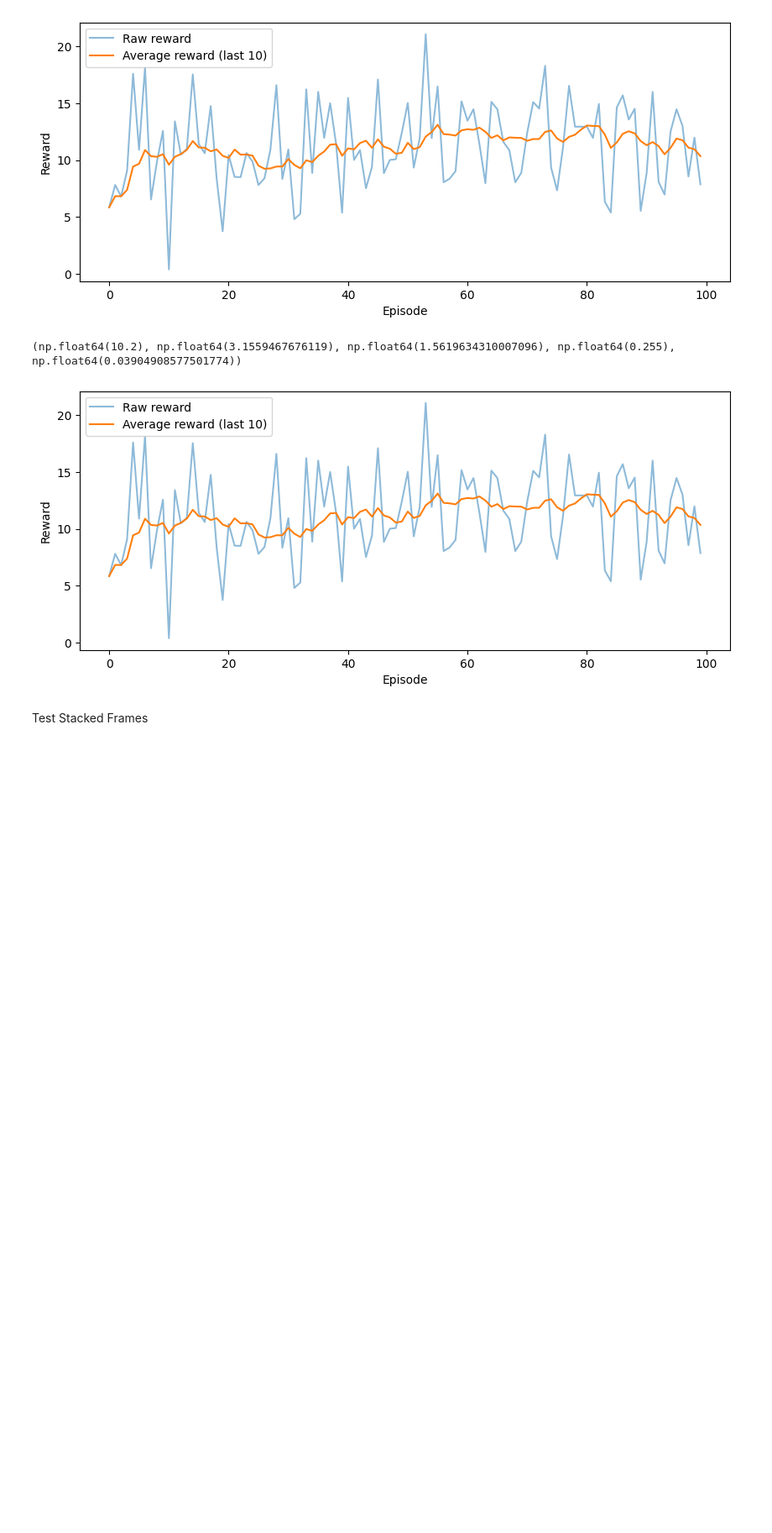
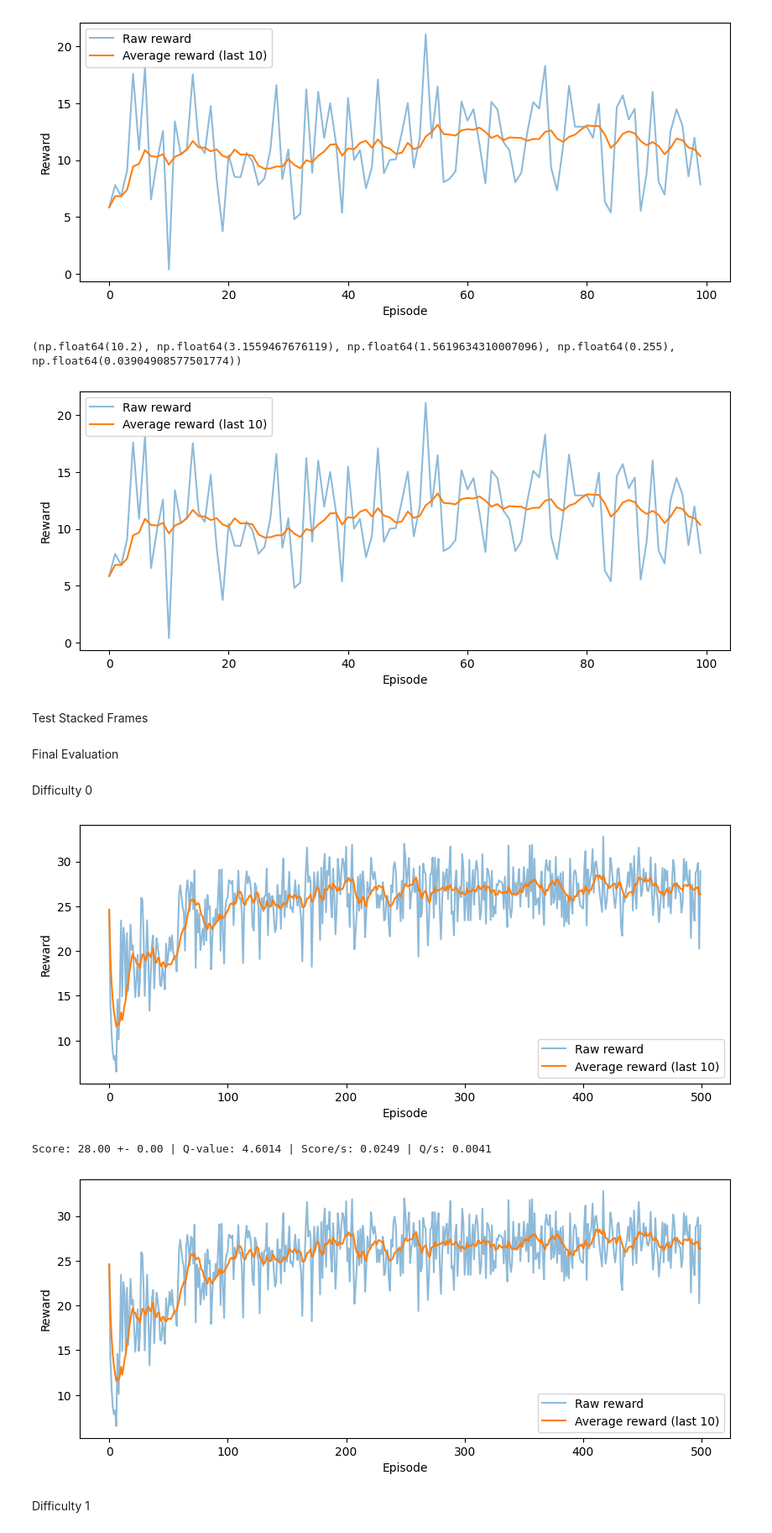
Before and after one commit to rarosilva/DL_Proj2, a Jupyter notebook: tasks/task1.ipynb, the cells around one changed output. Shown at 84% size. Drawn from its saved outputs; the diff is of its cells as text; code cells hidden in the pictures; blank space fills up the shorter version.

Commit message:
Difficulty 0 final eval

```diff
--- a/tasks/task1.ipynb
+++ b/tasks/task1.ipynb
@@ -79,7 +85,7 @@ import torch.nn.functional as F
 video_dir = "./videos"
 episode_video_files = {}
 episode_rewards = []
-def train(env, net, optimizer, n_episodes = N_EPISODES, gamma = GAMMA, n_frames = FRAMES_NUMBER, heuristic=None, name=None, warmup_pct=0.0, use_huber=False):
+def train(env, net, optimizer, n_episodes = N_EPISODES, gamma = GAMMA, n_frames=FRAMES_NUMBER, heuristic=None, name=None, warmup_pct=0.0, use_huber=False, save_name=None):
     fig, ax = plt.subplots(figsize=(10, 4))
     line, = ax.plot([], [], label="Reward per Episode")
     ax.set_xlim(0, n_episodes)
@@ -92,9 +98,9 @@ def train(env, net, optimizer, n_episodes = N_EPISODES, gamma = GAMMA, n_frames
     reward_history = []
     loss_history = []
     for ep in range(n_episodes):
-        state, info = env.reset(seed=BASE_SEED + ep)
+        state, info = env.reset()
 
-        stack = [state] * n_frames
+        stack = [state.copy() for _ in range(n_frames)]
         state = np.concatenate(stack, axis=-1)
 
         done = False
@@ -104,17 +110,18 @@ def train(env, net, optimizer, n_episodes = N_EPISODES, gamma = GAMMA, n_frames
         while not done:
             q_values = net(preprocess_obs(state))
             heuristic_action = heuristic(info) if heuristic else None
-            action = q_values.argmax().item()
-            if heuristic is not None and ep/n_episodes < warmup_pct: # Warmup
-                reward += 0.01 if action == heuristic_action else -0.005
 
+            if heuristic is not None and np.random.random() < warmup_pct:
+                action = heuristic_action
+            else:
+                action = q_values.argmax().item()
             q_sa = q_values[0, action]
 
             next_state, reward, terminated, truncated, info = env.step(action)
             done = terminated or truncated
 
             stack.pop(0) # Remove oldest frame
-            stack.append(next_state) # Add new visualized frame
+            stack.append(next_state.copy()) # Add new visualized frame
             next_state = np.concatenate(stack, axis=-1)
 
             next_state_prep = preprocess_obs(next_state)
@@ -130,11 +137,12 @@ def train(env, net, optimizer, n_episodes = N_EPISODES, gamma = GAMMA, n_frames
                 loss = (target - q_sa) ** 2
             optimizer.zero_grad()
             loss.backward()
+            torch.nn.utils.clip_grad_norm_(net.parameters(), 1.0)
             optimizer.step()
 
             total_reward += reward
             ep_loss.append(loss.item())
-            state = next_state
+            state = next_state.copy()
 
         reward_history.append(total_reward)
         loss_history.append(np.mean(ep_loss))
@@ -165,10 +173,9 @@ def train(env, net, optimizer, n_episodes = N_EPISODES, gamma = GAMMA, n_frames
     #        os.remove(path)
     #episode_video_files = {"best": episode_video_files[best_ep], "worst": episode_video_files[worst_ep]}
 
-    #if name != None:
-    #    os.makedirs(f"DL_Proj2/models/{name}", exist_ok=True)
-    #    torch.save(net.state_dict(), f"DL_Proj2/models/{name}/model.pt")
-    #    plt.savefig(f"DL_Proj2/models/{name}/reward_plot.png")
+    if save_name is not None:
+        torch.save(net.state_dict(), f"DL_Proj2/{save_name}.pt")
+        #plt.savefig(f"DL_Proj2/models/{name}/reward_plot.png")
 
     return net, reward_history, loss_history
 # %%
@@ -434,3 +443,21 @@ for sf in stacked_frames:
     train(envs["difficulty_1"], dqn, optimizer, n_episodes=200, gamma=0.99, n_frames=1, name=f"model_B, stacked frames {sf}, difficulty 1")
     mean_score, std_score, mean_q, score_per_t, q_per_t = evaluate(envs["difficulty_1"], model, 1, time.time() - start)
     print(f"Score: {mean_score:.2f} +- {std_score:.2f} | Q-value: {mean_q:.4f} | Score/s: {score_per_t:.4f} | Q/s: {q_per_t:.4f}")
+# %% [markdown]
+Final Evaluation
+# %% [markdown]
+Difficulty 0
+# %%
+dqn = DQN(n_frames=1, dropout=0.0).to(device)
+optimizer = optim.RMSprop(dqn.parameters(), lr=LR, alpha=0.99, eps=1e-8)
+
+start = time.time()
+train(envs["difficulty_0"], dqn, optimizer, n_episodes=500, gamma=0.99, heuristic=heuristic_policy, warmup_pct=0.5, save_name="model0")
+mean_score, std_score, mean_q, score_per_t, q_per_t = evaluate(envs["difficulty_0"], dqn, 1, time.time() - start)
+print(f"Score: {mean_score:.2f} +- {std_score:.2f} | Q-value: {mean_q:.4f} | Score/s: {score_per_t:.4f} | Q/s: {q_per_t:.4f}")
+# %% [output]
+[figure, added]
+Score: 28.00 +- 0.00 | Q-value: 4.6014 | Score/s: 0.0249 | Q/s: 0.0041
+[figure, added]
+# %% [markdown]
+Difficulty 1
```
Also changed, not shown: parts of 3 cells of this notebook.
